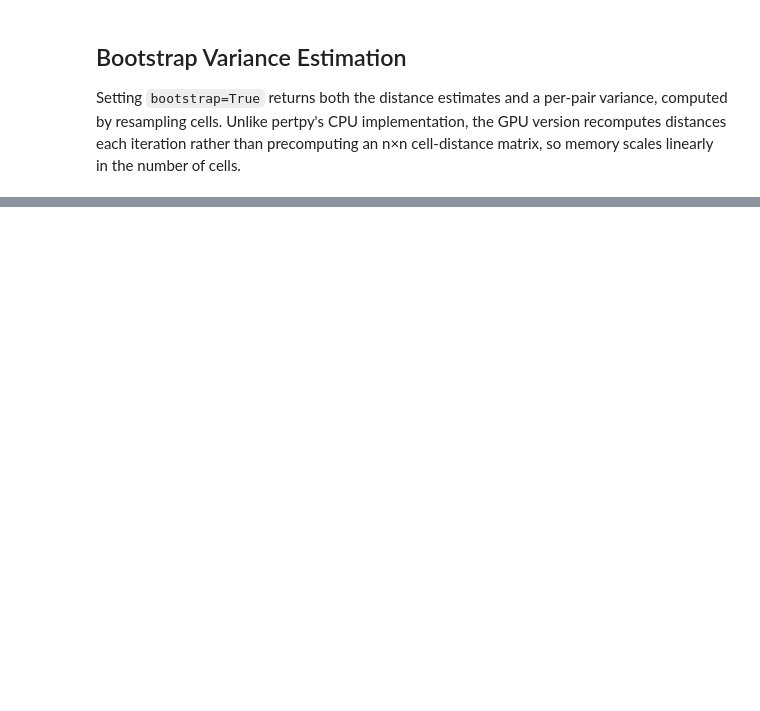
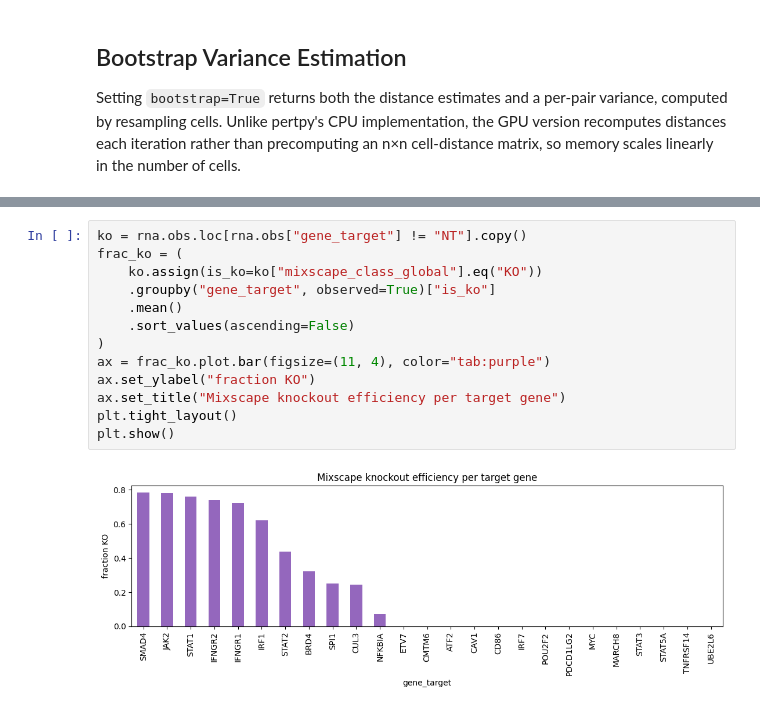
Before and after one commit to scverse/rapids_singlecell-notebooks, a Jupyter notebook: 05_pertpy.ipynb, the cells around one changed output, grey strips where cells are left out. Drawn from its saved outputs; the diff is of its cells as text; blank space fills up the shorter version.

```diff
--- a/05_pertpy.ipynb
+++ b/05_pertpy.ipynb
@@ -115,0 +245,15 @@ Wall time: 233 ms
+# %%
+ko = rna.obs.loc[rna.obs["gene_target"] != "NT"].copy()
+frac_ko = (
+    ko.assign(is_ko=ko["mixscape_class_global"].eq("KO"))
+    .groupby("gene_target", observed=True)["is_ko"]
+    .mean()
+    .sort_values(ascending=False)
+)
+ax = frac_ko.plot.bar(figsize=(11, 4), color="tab:purple")
+ax.set_ylabel("fraction KO")
+ax.set_title("Mixscape knockout efficiency per target gene")
+plt.tight_layout()
+plt.show()
+# %% [output]
+[figure, added]
```
Also changed, not shown: parts of 25 cells of this notebook.
